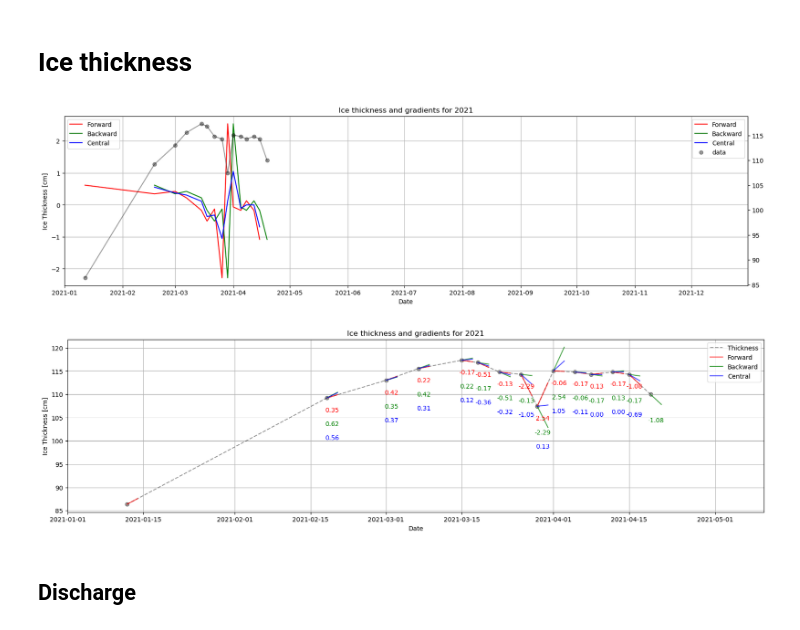
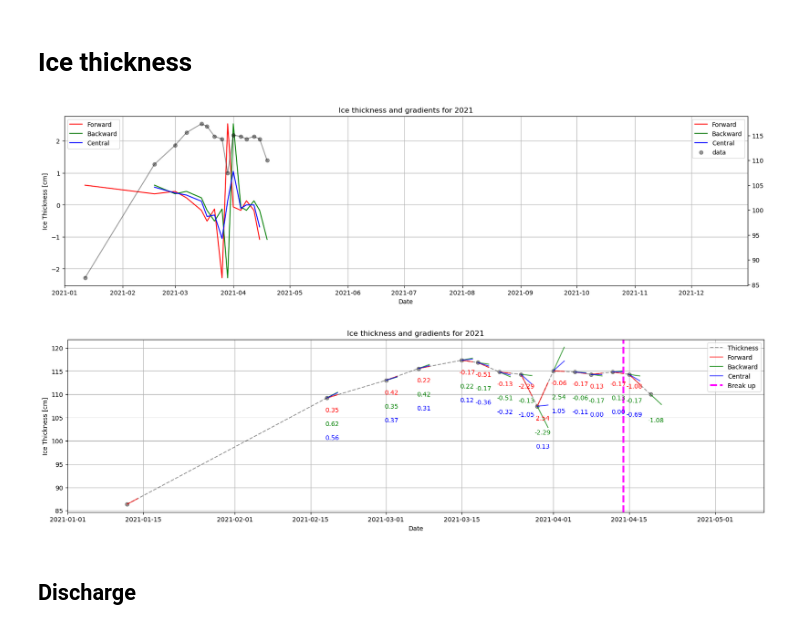
Before and after one commit to iceclassic/mude, a Jupyter notebook: book/Q1-Content/w3_gradient.ipynb, the cells around one changed output. Drawn from its saved outputs; the diff is of its cells as text; code cells hidden in the pictures.

Commit message:
better plots

```diff
--- a/book/Q1-Content/w3_gradient.ipynb
+++ b/book/Q1-Content/w3_gradient.ipynb
@@ -55,6 +55,10 @@ file=import_data_browser('https://raw.githubusercontent.com/iceclassic/mude/main
 Data=pd.read_csv(file,skiprows=162,index_col=0,sep='\t')
 Data.index = pd.to_datetime(Data.index, format="%Y-%m-%d")
 Data.info()
+
+break_up_dates=Data.index[Data['Days until break up']==0]
+
+print(str(break_up_dates[break_up_dates.year==2019]))
 # %% [output]
 <class 'pandas.core.frame.DataFrame'>
 DatetimeIndex: 39309 entries, 1901-02-01 to 2024-02-06
@@ -179,7 +183,6 @@ def plot_gradients(ax:plt.axes,
             color=annotation['color'], fontsize=10, ha='center'
         )
 
-
 def plot_gradients_and_thickness(result:pd.DataFrame,
                                  col:pd.Series,
                                  year:int,
@@ -188,7 +191,8 @@ def plot_gradients_and_thickness(result:pd.DataFrame,
                                  ylabel: str=None,
                                  xlim: list=['01/01', '12/31'],
                                  ylim: list=None,
-                                 annotation_offsets: dict= {'forward': -3, 'backward': -6, 'central': -9}):
+                                 annotation_offsets: dict= {'forward': -3, 'backward': -6, 'central': -9},
+                                 vline: dict=None):
     """
     Plots ice thickness gradients and ice thickness for a selected year.
 
@@ -211,6 +215,8 @@ def plot_gradients_and_thickness(result:pd.DataFrame,
     annotation_offsets: dict
         The offset of the annotation. Default value assume that the series has three column corresponding to
         forward, backward and central. Use to avoid overlapping annotations. The value corresponds to the y-axis value.
+    vline: dict
+        The vertical lines to plot. The key is the label and the value(str) is the date in the format MM/DD.
 
     Returns
     -------
@@ -238,6 +244,10 @@ def plot_gradients_and_thickness(result:pd.DataFrame,
 
         ax1.set_xlim(xlimits)
         ax1.set_ylim(ylim)
+
+        if vline is not None:
+            for key, value in vline.items():
+                ax1.axvline(pd.to_datetime(str(year) + '/' + value), color='magenta', linestyle='--', label=key,linewidth=3)
 
 
         #ax1.set_xlim(result_year.index.min(), result_year.index.max())
@@ -268,27 +278,44 @@ def plot_gradients_and_thickness(result:pd.DataFrame,
             slopes = result_year[grad_type]
             plot_gradients(ax, result_year.index, col_year, slopes, color=color, label=grad_type.capitalize(), label_flag=True, offset=offsets[grad_type])
 
-        ax.legend()
         ax.set_title(Title)
         ax.set_xlabel('Date')
         ax.set_ylabel(ylabel)
         ax.set_xlim(xlimits)
         ax.set_ylim(ylim)
         ax.grid(True)
+        if vline is not None:
+            for key, value in vline.items():
+                ax.axvline(pd.to_datetime(str(year) + '/' + value), color='magenta', linestyle='--', label=key,linewidth=3)
+
+        ax.legend()
         plt.show()
 # %% [markdown]
 # Ice thickness
 # %%
 
 Ice_thickness=Data['IceThickness [cm]']
 Ice_thickness=Ice_thickness.dropna(inplace=False)
 result = Ice_thickness.groupby(Ice_thickness.index.year,group_keys=True).apply(lambda x: finite_differences(x)).reset_index(level=0, drop=True)
-plot_gradients_and_thickness(result, Ice_thickness, 2021,Title='Ice thickness and gradients for 2021',ylabel='Ice Thickness [cm]')
-plot_gradients_and_thickness(result, Ice_thickness, 2021,plot_gradient_as_slope=True,xlim=['01/01', '05/10'],
-                             Title='Ice thickness and gradients for 2021',ylabel='Ice Thickness [cm]')
+
+
+plot_gradients_and_thickness(result,
+                             Ice_thickness,
+                            2021,
+                            Title='Ice thickness and gradients for 2021',
+                            ylabel='Ice Thickness [cm]')
+
+plot_gradients_and_thickness(result,
+                            Ice_thickness,
+                            year=2021,
+                            plot_gradient_as_slope=True,
+                            xlim=['01/01', '05/10'],
+                            Title='Ice thickness and gradients for 2021',
+                            ylabel='Ice Thickness [cm]',
+                            vline={'Break up': break_up_dates[break_up_dates.year == 2019].strftime('%m/%d')[0]})
 # %% [output]
 [figure]
-[figure, old version]
+[figure, new version]
 # %% [markdown]
 ## Discharge
 # %% [markdown]
```
Also changed, not shown: parts of 4 cells of this notebook.
